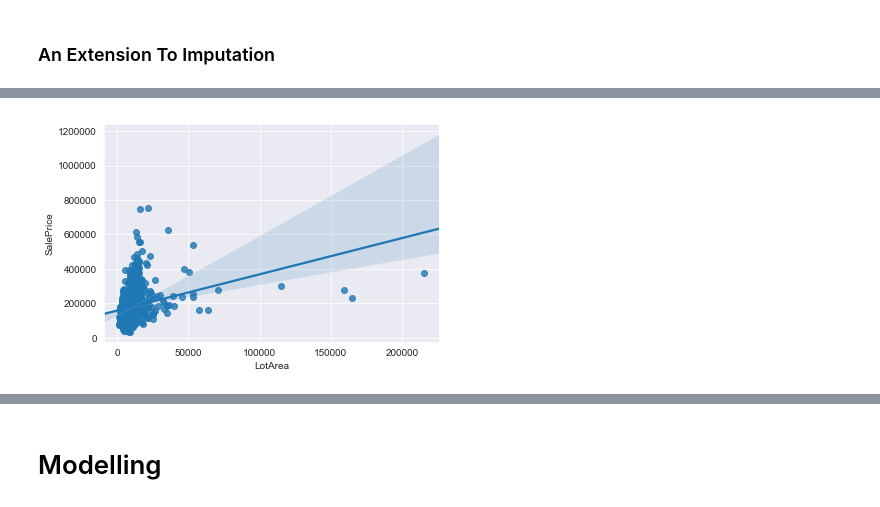
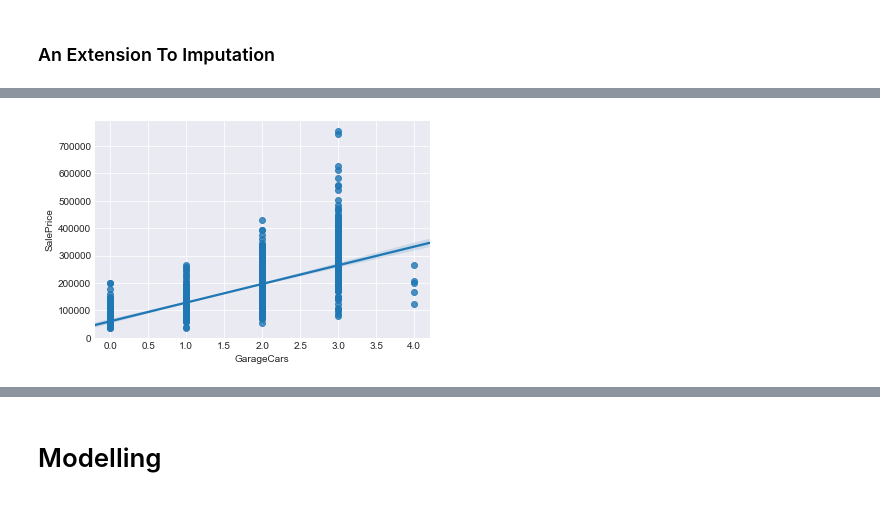
Before and after one commit to aliceschi93/House-Prices-Advanced-Regression-Techniques, a Jupyter notebook: Project-checkpoint (2) cleaning.ipynb, the cells around one changed output, grey strips where cells are left out. Drawn from its saved outputs; the diff is of its cells as text; code cells hidden in the pictures.

```diff
--- a/Project-checkpoint (2) cleaning.ipynb
+++ b/Project-checkpoint (2) cleaning.ipynb
@@ -132,6 +139,6 @@ sorted_nan_train.reverse()
 # %%
 # correlation between a variable and SalePrice
-sns.regplot(x = train['LotArea'], y = train['SalePrice'])
+sns.regplot(x = train['GarageCars'], y = train['SalePrice'])
 plt.show()
 # %% [output]
-[figure, old version]
+[figure, new version]
```
Also changed, not shown: parts of 14 cells of this notebook, 1 other file.
